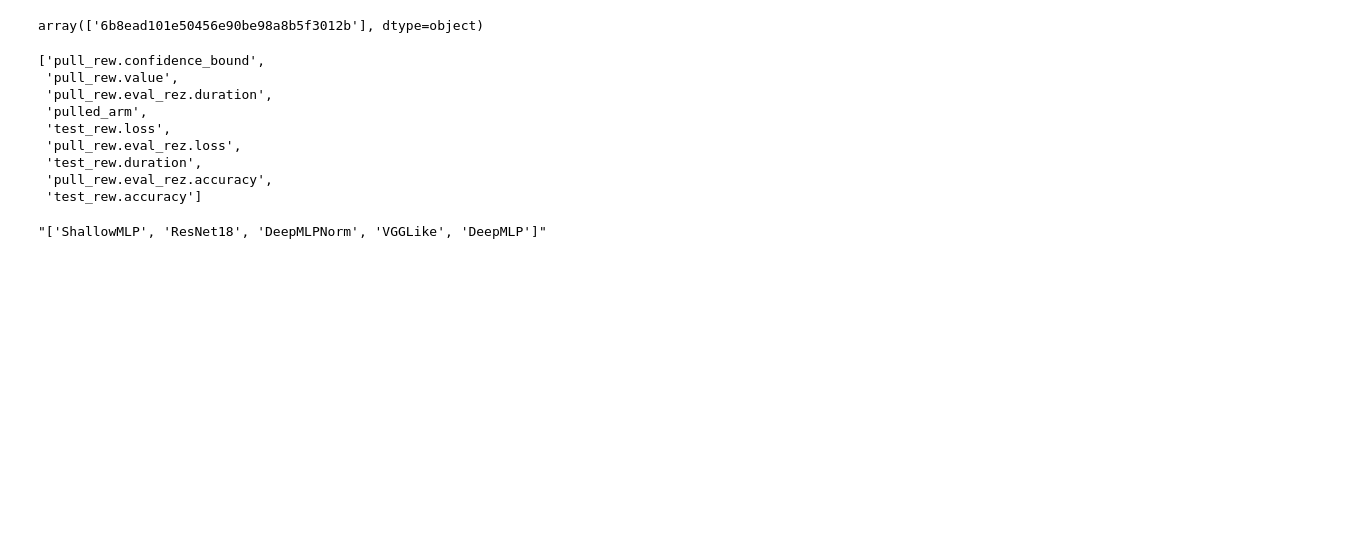
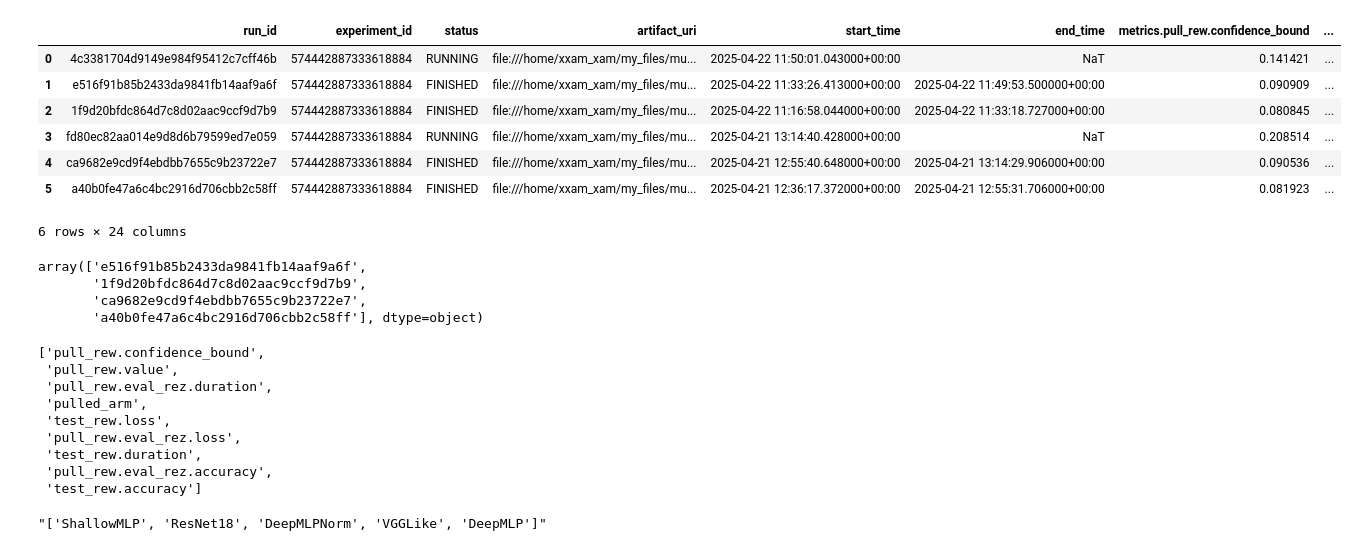
Before and after one commit to online-opt-acc/FMAB_copy, a Jupyter notebook: notebooks/cv_plot.ipynb, the cells around one changed output. Saved outputs shown, nothing was run; the diff lists cells and outputs as text; code cells hidden in the pictures; blank space fills up the shorter version.

```diff
--- a/notebooks/cv_plot.ipynb
+++ b/notebooks/cv_plot.ipynb
@@ -15,18 +15,32 @@ EXP_NAME = "new_experiments"
 
 experiment = mlflow.get_experiment_by_name(EXP_NAME)
 runs = mlflow.search_runs(experiment.experiment_id)
+# %%
+runs
+# %% [output]
+|  | run_id | experiment_id | status | artifact_uri | start_time | end_time | metrics.pull_rew.confidence_bound | ... |
+| 0 | 4c3381704d9149e984f95412c7cff46b | 574442887333618884 | RUNNING | file:///home/xxam_xam/my_files/mu... | 2025-04-22 11:50:01.043000+00:00 | NaT | 0.141421 | ... |
+| 1 | e516f91b85b2433da9841fb14aaf9a6f | 574442887333618884 | FINISHED | file:///home/xxam_xam/my_files/mu... | 2025-04-22 11:33:26.413000+00:00 | 2025-04-22 11:49:53.500000+00:00 | 0.090909 | ... |
+| 2 | 1f9d20bfdc864d7c8d02aac9ccf9d7b9 | 574442887333618884 | FINISHED | file:///home/xxam_xam/my_files/mu... | 2025-04-22 11:16:58.044000+00:00 | 2025-04-22 11:33:18.727000+00:00 | 0.080845 | ... |
+| 3 | fd80ec82aa014e9d8d6b79599ed7e059 | 574442887333618884 | RUNNING | file:///home/xxam_xam/my_files/mu... | 2025-04-21 13:14:40.428000+00:00 | NaT | 0.208514 | ... |
+| 4 | ca9682e9cd9f4ebdbb7655c9b23722e7 | 574442887333618884 | FINISHED | file:///home/xxam_xam/my_files/mu... | 2025-04-21 12:55:40.648000+00:00 | 2025-04-21 13:14:29.906000+00:00 | 0.090536 | ... |
+| 5 | a40b0fe47a6c4bc2916d706cbb2c58ff | 574442887333618884 | FINISHED | file:///home/xxam_xam/my_files/mu... | 2025-04-21 12:36:17.372000+00:00 | 2025-04-21 12:55:31.706000+00:00 | 0.081923 | ... |
+6 rows × 24 columns
 # %%
 def exp_selector(name):
     # return re.match(pattern, name)
-    return name == "mab_train;range(0,20);10:18"
+    return name.startswith("mab_train;EpsGreedy-")
 
 selected_experiments_pos = runs["tags.mlflow.runName"].apply(exp_selector)
 
-exp_ids = runs[selected_experiments_pos]["run_id"].values
+exp_ids = runs[selected_experiments_pos & (runs['status'] == "FINISHED")]["run_id"].values
 exp_ids
 # artifact_path = mlflow.artifacts.download_artifacts(run_id=run_id, artifact_path="run_results_table.json")
 # %% [output]
-array(['6b8ead101e50456e90be98a8b5f3012b'], dtype=object)
+array(['e516f91b85b2433da9841fb14aaf9a6f',
+       '1f9d20bfdc864d7c8d02aac9ccf9d7b9',
+       'ca9682e9cd9f4ebdbb7655c9b23722e7',
+       'a40b0fe47a6c4bc2916d706cbb2c58ff'], dtype=object)
 # %%
 client = mlflow.MlflowClient()
 
```
Also changed, not shown: parts of 4 cells of this notebook, 8 other files.
